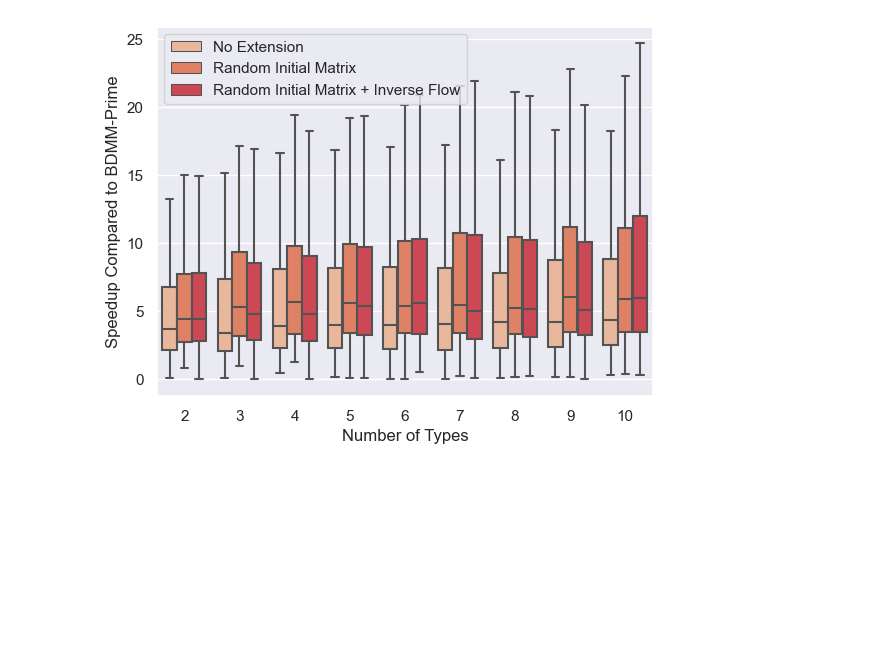
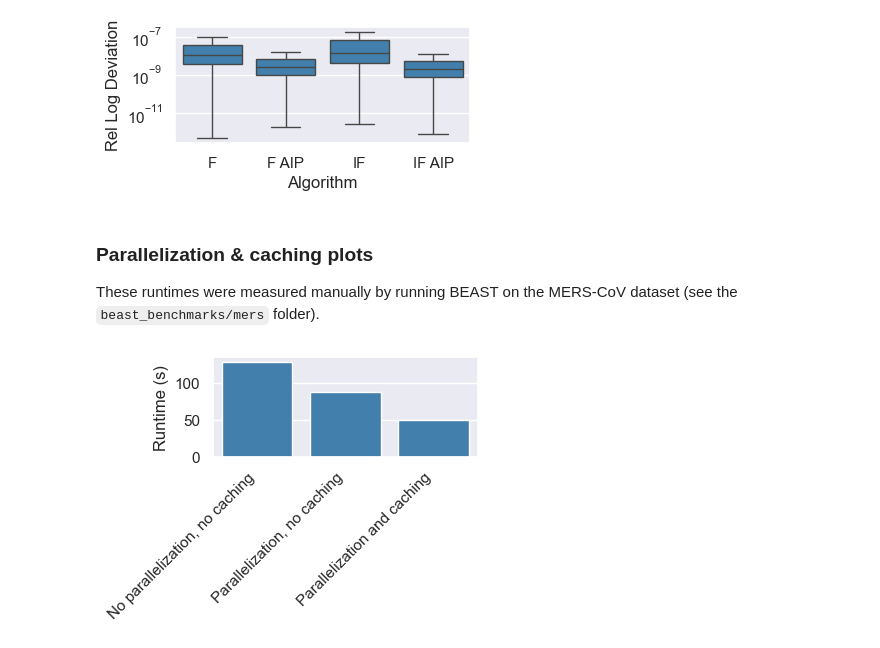
Before and after one commit to tochsner/BDMM-Flow-Supplementary, a Jupyter notebook: synthetic_benchmarks/analysis.ipynb, the cells around one changed output. Saved outputs shown, nothing was run; the diff lists cells and outputs as text; code cells hidden in the pictures; blank space fills up the shorter version.

```diff
--- a/synthetic_benchmarks/analysis.ipynb
+++ b/synthetic_benchmarks/analysis.ipynb
@@ -21,3 +27,14 @@ results.describe()
+# %%
+%%capture
+bdmm_results = results.drop_duplicates("trial")
+bdmm_results["algorithm"] = "BDMM'"
+bdmm_results["flow_duration"] = bdmm_results["bdmm_duration"]
+bdmm_results["flow_likelihood"] = bdmm_results["bdmm_likelihood"]
+bdmm_results["speedup"] = 1.0
+results = pd.concat([
+    results,
+    bdmm_results
+]).reset_index()
 # %%
 results = results[results["leaf_count"] > 10]
 results["speedup"] = results["bdmm_duration"] / results["flow_duration"]
@@ -129,18 +198,23 @@ See the caveats in the documentation: https://pandas.pydata.org/pandas-docs/stab
-# %%
-ax = sns.boxplot(
-    relevant_results,
-    x="types_count", y="speedup", hue="algorithm",
-    showfliers=False
-)
-
-ax.legend_.set_title(None)
-ax.legend_.texts[0].set_text("No Extension")
-ax.legend_.texts[1].set_text("Random Initial Matrix")
-ax.legend_.texts[2].set_text("Random Initial Matrix + Inverse Flow")
-
-plt.xlabel('Number of Types')
-plt.ylabel('Speedup Compared to BDMM-Prime')
-
-plt.savefig("speedup_vs_type_count.png", bbox_inches="tight", dpi=600)
-# %% [output]
-[figure, removed]
+# %%
+error_results = results[results.algorithm != "BDMM'"]
+
+plt.figure(figsize=(4,2))
+ax = sns.boxplot(
+    data=error_results, x="algorithm", y="error", showfliers=False,
+    order=relevant_algorithms
+)
+
+plt.xlabel("Algorithm")
+plt.xticks(rotation=0)
+plt.ylabel("Rel Log Deviation")
+plt.yscale("log")
+
+plt.tight_layout()
+plt.savefig("rel_deviation.svg")
+plt.show()
+# %% [output]
+[figure, added]
+# %% [markdown]
+### Parallelization & caching plots
+
+These runtimes were measured manually by running BEAST on the MERS-CoV dataset (see the `beast_benchmarks/mers` folder).
@@ -146,0 +228,16 @@ plt.savefig("speedup_vs_type_count.png", bbox_inches="tight", dpi=600)
+# %%
+plt.figure(figsize=(4,3))
+sns.barplot(
+    misc_tricks_runtime,
+    x="method",
+    y="runtime"
+)
+plt.xticks(rotation=45, ha='right')
+plt.ylabel("Runtime (s)")
+plt.xlabel("")
+
+plt.tight_layout()
+plt.savefig("caching_parallelization.svg")
+plt.show()
+# %% [output]
+[figure, added]
```
Also changed, not shown: parts of 25 cells of this notebook, 24 other files.
